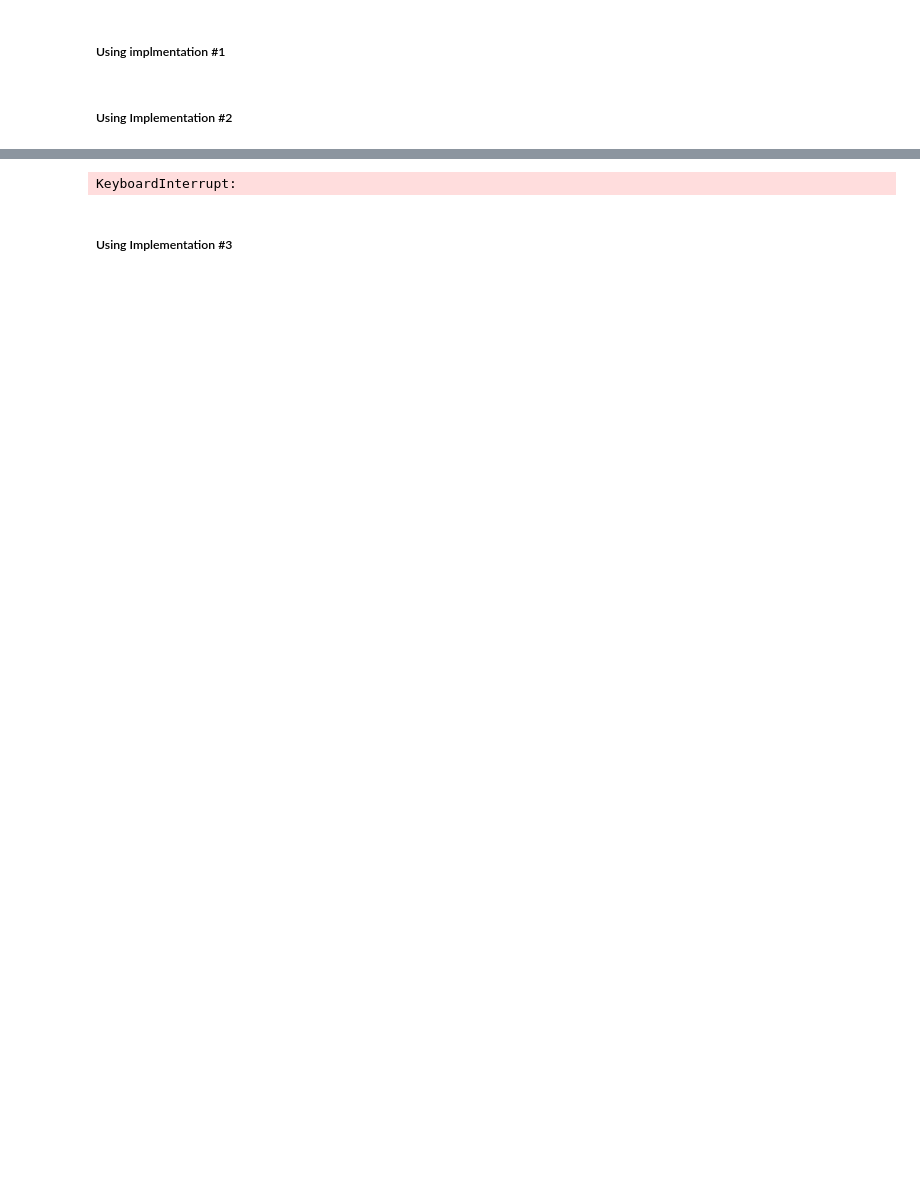
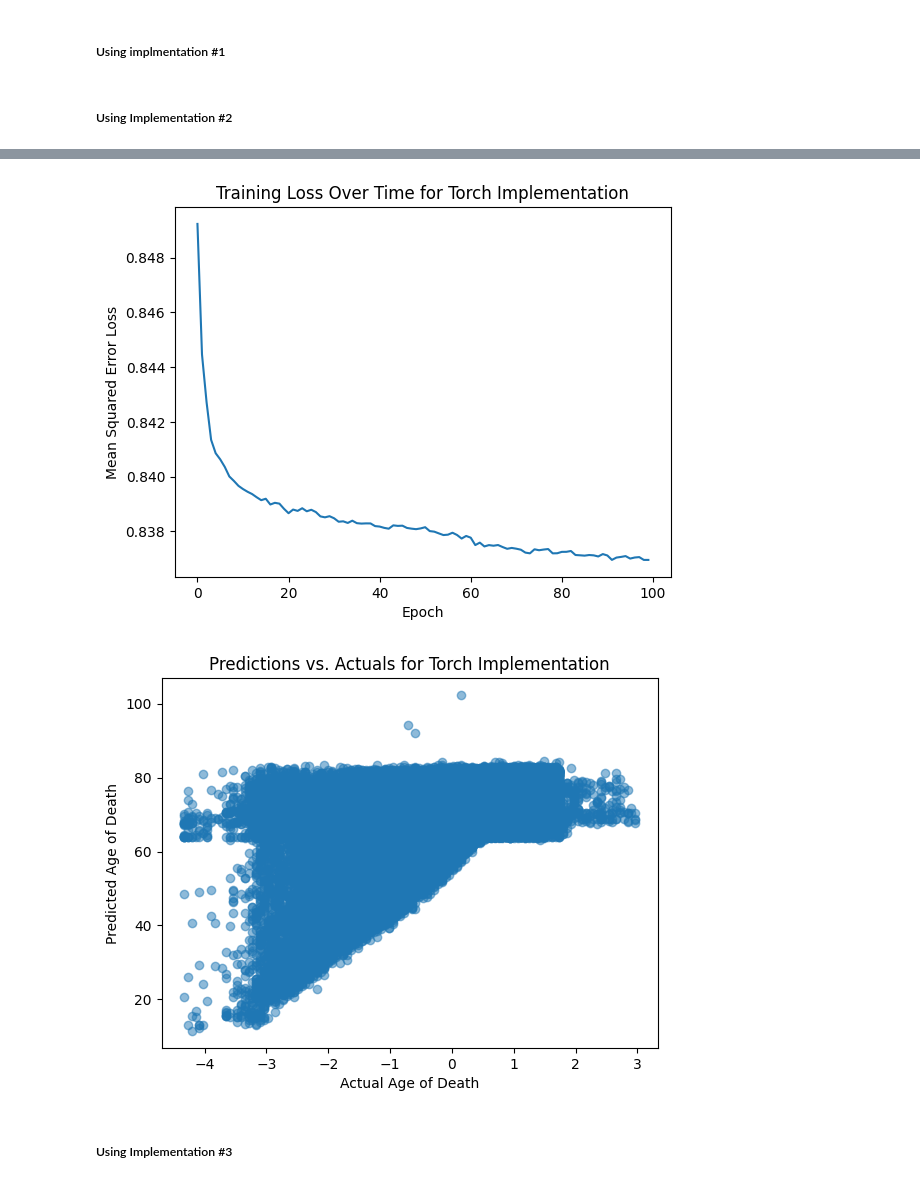
Before and after one commit to JamesHudsonn/3804ICT-Age-Analysis, a Jupyter notebook: neural_network.ipynb, the cells around one changed output, grey strips where cells are left out. Drawn from its saved outputs; the diff is of its cells as text; code cells hidden in the pictures; blank space fills up the shorter version.

```diff
--- a/neural_network.ipynb
+++ b/neural_network.ipynb
@@ -511,8 +506,8 @@ model_q3_tensorflow, history_q3 = run_tensorflow_nn(filtered_data, features, tar
 # %% [markdown]
 ##### Using Implementation #2
 # %%
-features = ['Gender_encoded', 'Occupation_encoded', 'Age of death', 'Death year', 'Associated Countries_encoded']
-target = 'Associated Country Life Expectancy'
+features = ['Gender_encoded', 'Occupation_encoded', 'Birth year', 'Associated Countries_encoded']
+target = 'Age of death'
 
-model_q3_torch, predictions_q3 = run_pytorch_nn(filtered_data, features, target, epochs=100)
+model_q3_torch, predictions_q3 = run_pytorch_nn(filtered_data, features, target)
 # %% [output]
@@ -520,4 +524,5 @@ Epoch [10/100], Loss: nan
-KeyboardInterrupt:
+[figure, added]
+[figure, added]
 # %% [markdown]
 ##### Using Implementation #3
 # %%
```
Also changed, not shown: parts of 20 cells of this notebook.
